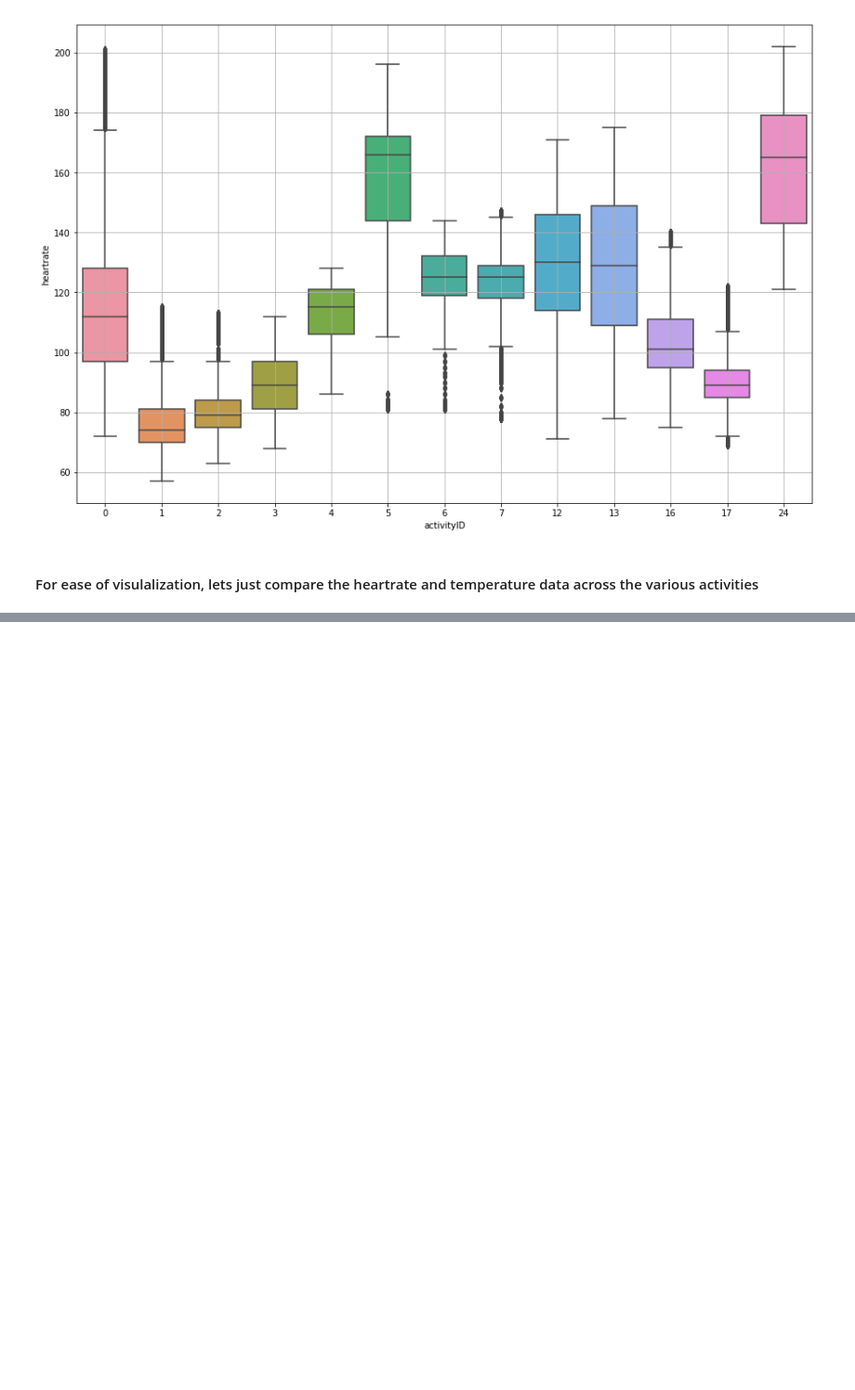
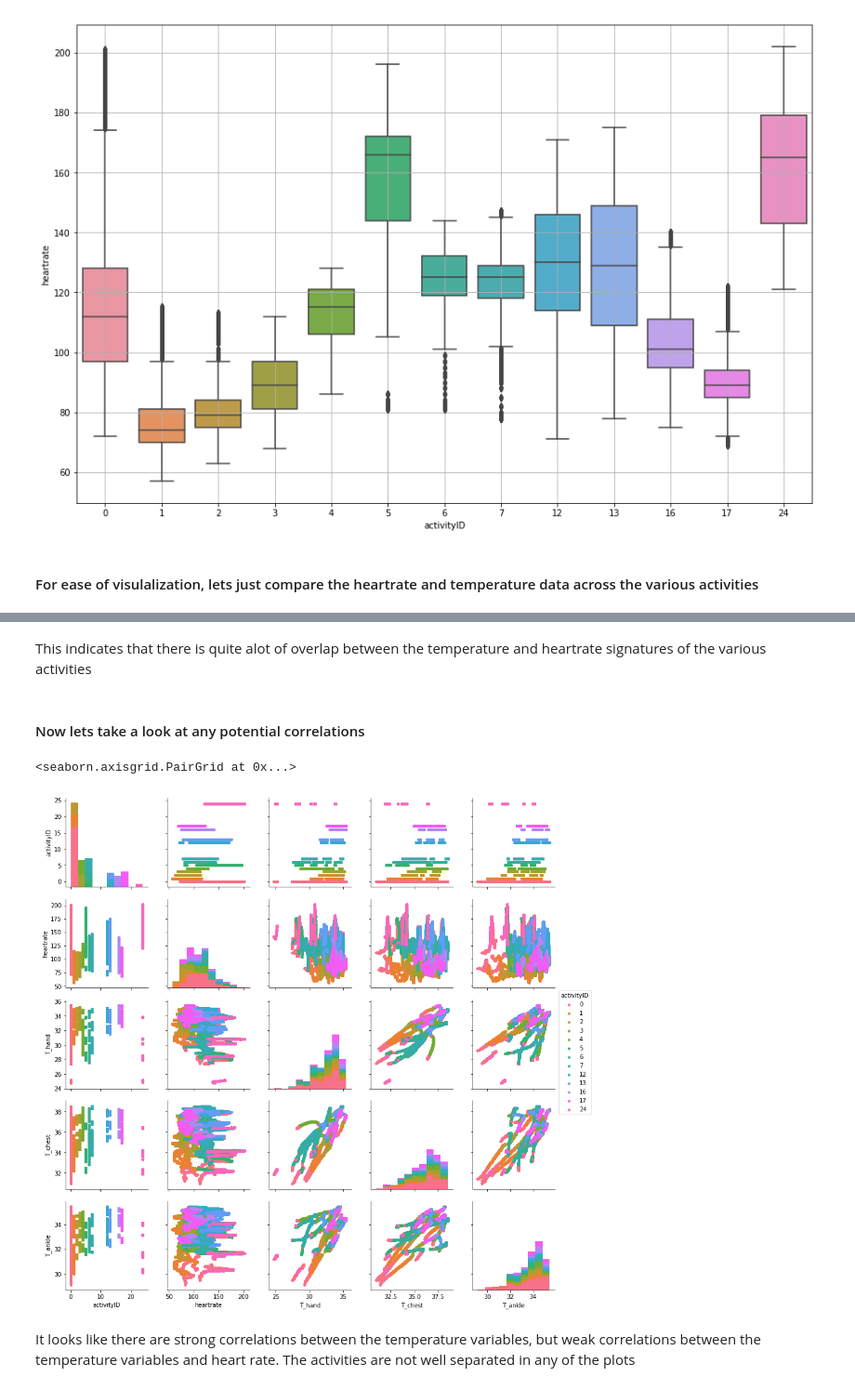
Before and after one commit to kcmeehan/BiometricsActivityClassification, a Jupyter notebook: Full_protocol_dataset_exploration.ipynb, the cells around one changed output, grey strips where cells are left out. Shown at 93% size. Drawn from its saved outputs; the diff is of its cells as text; code cells hidden in the pictures; blank space fills up the shorter version.

```diff
--- a/Full_protocol_dataset_exploration.ipynb
+++ b/Full_protocol_dataset_exploration.ipynb
@@ -47,0 +92,11 @@ plt.grid()
+# %% [markdown]
+This indicates that there is quite alot of overlap between the temperature and heartrate signatures of the various activities
+# %% [markdown]
+#### Now lets take a look at any potential correlations
+# %%
+sns.pairplot(all_data,kind='scatter',plot_kws={"s": 20,'linewidth':0},hue='activityID', palette="husl")
+# %% [output]
+<seaborn.axisgrid.PairGrid at 0x...>
+[figure, added]
+# %% [markdown]
+It looks like there are strong correlations between the temperature variables, but weak correlations between the temperature variables and heart rate. The activities are not well separated in any of the plots
```
Also changed, not shown: parts of 8 cells of this notebook, 1 other file.
